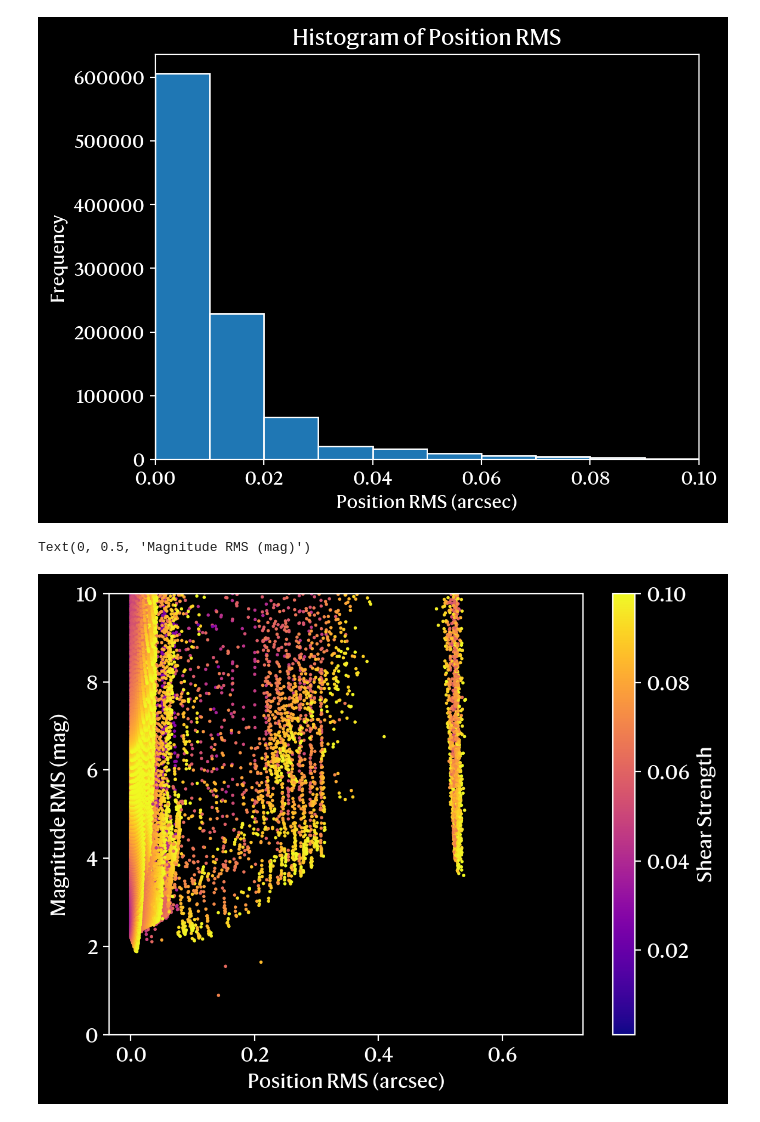
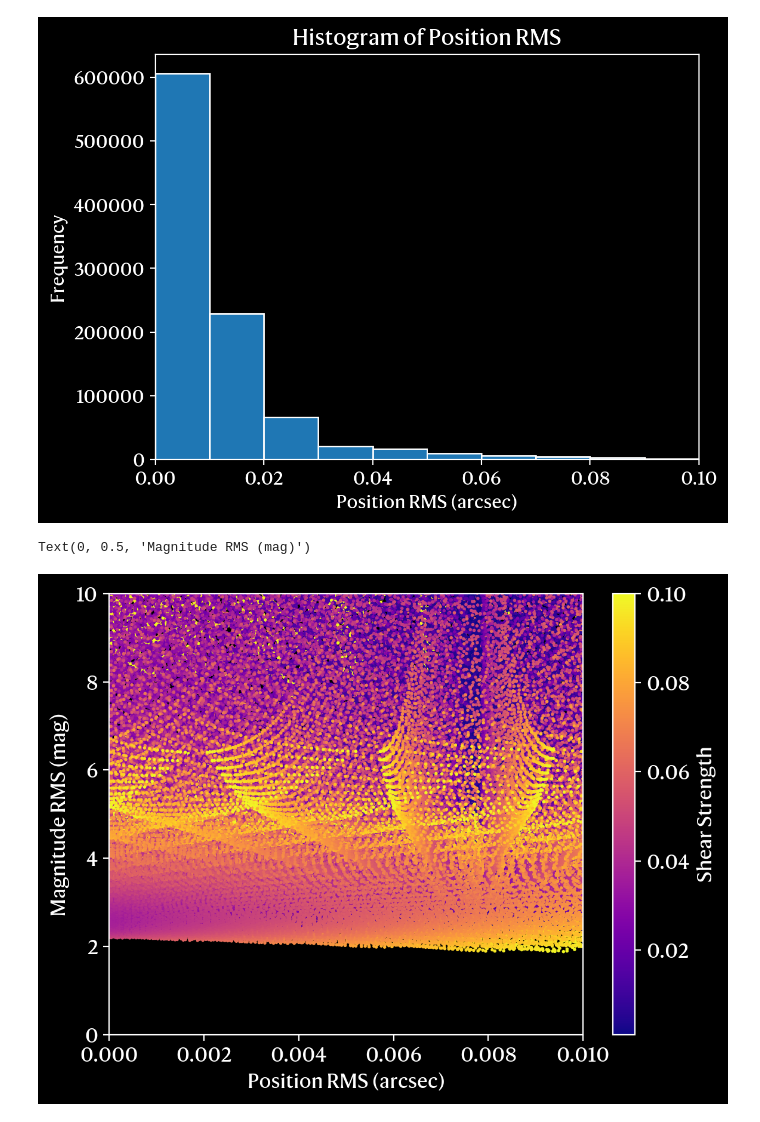
Before and after one commit to romms921/ITNG-Sims, a Jupyter notebook: main_testing.ipynb, the cells around one changed output. Cells and saved outputs as stored; diff of their text form; code cells hidden in the pictures.

Commit message:
plot runs

```diff
--- a/main_testing.ipynb
+++ b/main_testing.ipynb
@@ -70,10 +70,11 @@ plt.xlim(0, 0.1)
 # %%
 # Scatter plot of position RMS vs mag RMS with shear strength as color
 plt.scatter(data['pos_rms'], data['mag_rms'], c=data['PERT_$\\gamma$'], cmap='plasma', s=1)
 plt.ylim(0, 10)
+plt.xlim(0, 0.01)
 plt.colorbar(label='Shear Strength')
 plt.xlabel('Position RMS (arcsec)')
 plt.ylabel('Magnitude RMS (mag)')
 # %% [output]
 Text(0, 0.5, 'Magnitude RMS (mag)')
-[figure, old version]
+[figure, new version]
```
Also changed, not shown: 10 other files.
